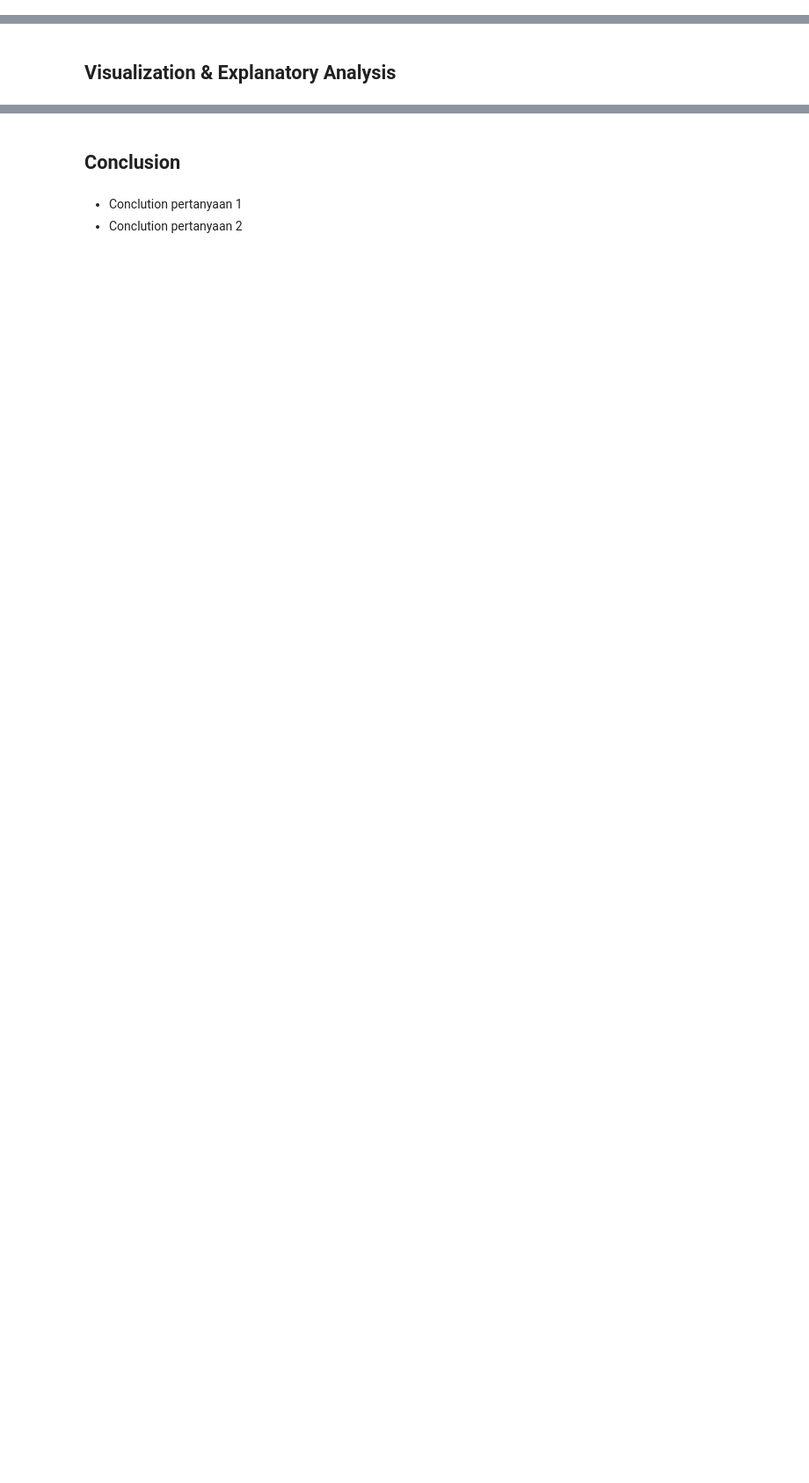
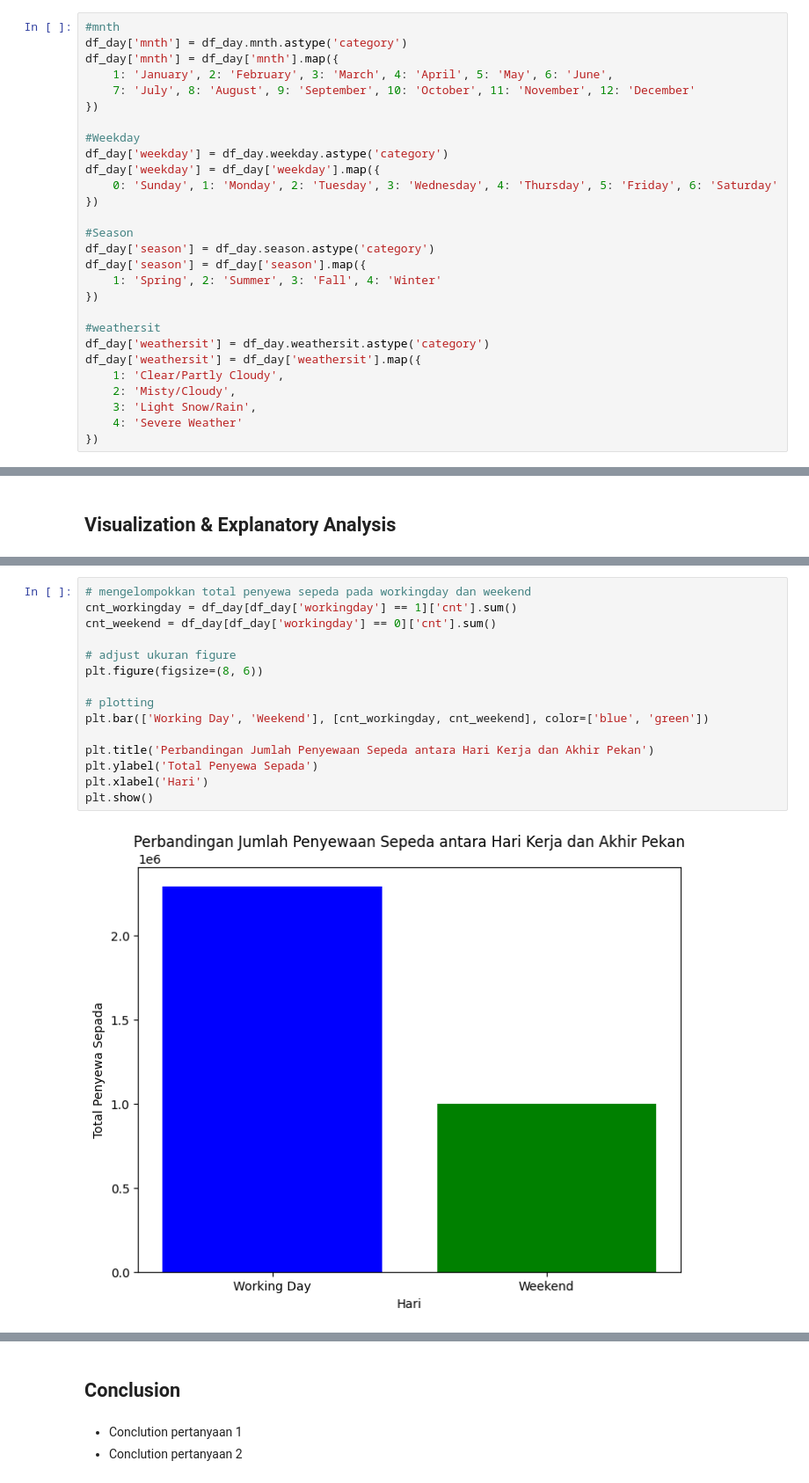
Before and after one commit to luthfijuliandri/Proyek-Dicoding-Analisis-Data-dengan-Python, a Jupyter notebook: Proyek_Analisis_Data.ipynb, the cells around one changed output, grey strips where cells are left out. Shown at 88% size. Saved outputs shown, nothing was run; the diff lists cells and outputs as text; blank space fills up the shorter version.

```diff
--- a/Proyek_Analisis_Data.ipynb
+++ b/Proyek_Analisis_Data.ipynb
@@ -39,0 +198,28 @@ df_hour = pd.read_csv("/content/Proyek-Dicoding-Analisis-Data-dengan-Python/data
+# %%
+#mnth
+df_day['mnth'] = df_day.mnth.astype('category')
+df_day['mnth'] = df_day['mnth'].map({
+    1: 'January', 2: 'February', 3: 'March', 4: 'April', 5: 'May', 6: 'June',
+    7: 'July', 8: 'August', 9: 'September', 10: 'October', 11: 'November', 12: 'December'
+})
+
+#Weekday
+df_day['weekday'] = df_day.weekday.astype('category')
+df_day['weekday'] = df_day['weekday'].map({
+    0: 'Sunday', 1: 'Monday', 2: 'Tuesday', 3: 'Wednesday', 4: 'Thursday', 5: 'Friday', 6: 'Saturday'
+})
+
+#Season
+df_day['season'] = df_day.season.astype('category')
+df_day['season'] = df_day['season'].map({
+    1: 'Spring', 2: 'Summer', 3: 'Fall', 4: 'Winter'
+})
+
+#weathersit
+df_day['weathersit'] = df_day.weathersit.astype('category')
+df_day['weathersit'] = df_day['weathersit'].map({
+    1: 'Clear/Partly Cloudy',
+    2: 'Misty/Cloudy',
+    3: 'Light Snow/Rain',
+    4: 'Severe Weather'
+})
@@ -49,0 +366,17 @@ df_hour = pd.read_csv("/content/Proyek-Dicoding-Analisis-Data-dengan-Python/data
+# %%
+# mengelompokkan total penyewa sepeda pada workingday dan weekend
+cnt_workingday = df_day[df_day['workingday'] == 1]['cnt'].sum()
+cnt_weekend = df_day[df_day['workingday'] == 0]['cnt'].sum()
+
+# adjust ukuran figure
+plt.figure(figsize=(8, 6))
+
+# plotting
+plt.bar(['Working Day', 'Weekend'], [cnt_workingday, cnt_weekend], color=['blue', 'green'])
+
+plt.title('Perbandingan Jumlah Penyewaan Sepeda antara Hari Kerja dan Akhir Pekan')
+plt.ylabel('Total Penyewa Sepada')
+plt.xlabel('Hari')
+plt.show()
+# %% [output]
+[figure, added]
```
Also changed, not shown: parts of 58 cells of this notebook.
